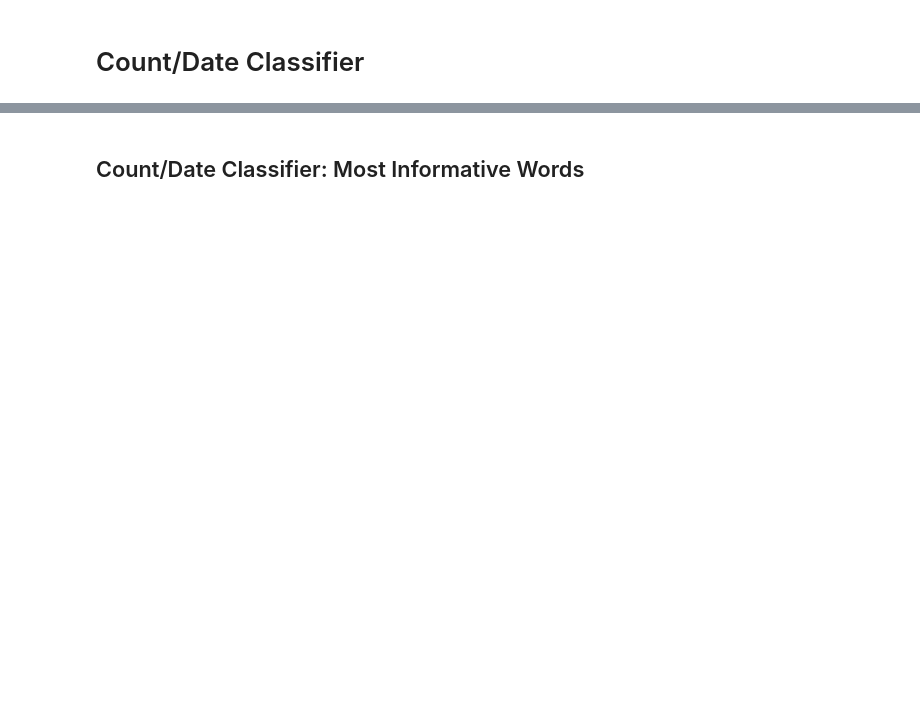
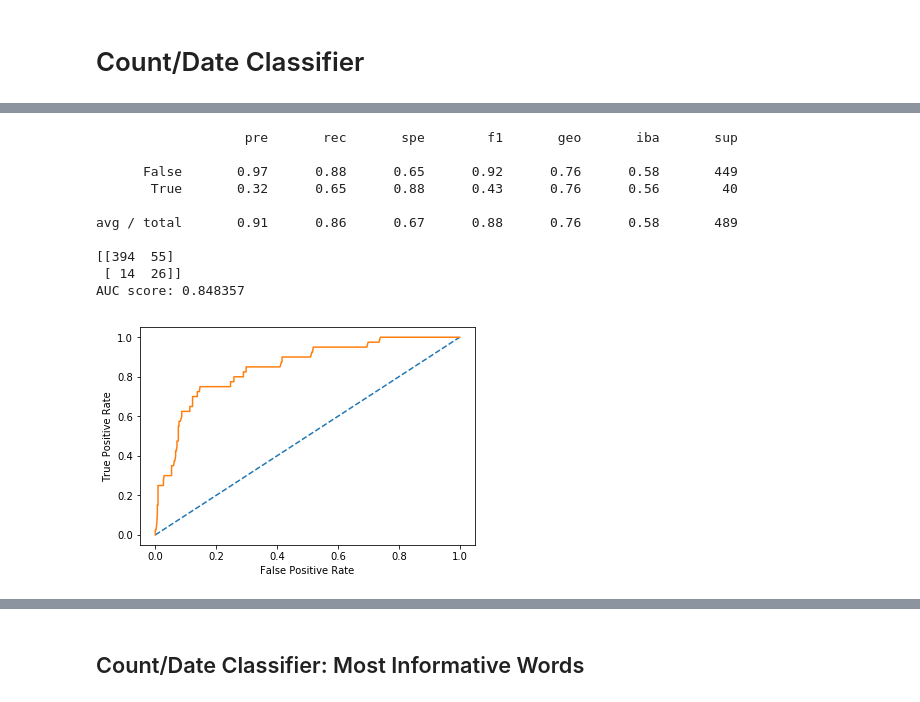
Before and after one commit to aauss/EventEpi, a Jupyter notebook: notebooks/classification.ipynb, the cells around one changed output, grey strips where cells are left out. Saved outputs shown, nothing was run; the diff lists cells and outputs as text; code cells hidden in the pictures; blank space fills up the shorter version.

```diff
--- a/notebooks/classification.ipynb
+++ b/notebooks/classification.ipynb
@@ -54,2 +38,19 @@ from sklearn.svm import LinearSVC
+# %%
+def print_performance(clf, y_test, X_test, save=False):
+    try:
+        fpr, tpr, _ = roc_curve(y_test, clf.predict_proba(X_test)[:, 1])
+    except (AttributeError, IndexError):
+        fpr, tpr, _ = roc_curve(y_test, clf.predict(X_test))
+    plt.xlabel('False Positive Rate')
+    plt.ylabel('True Positive Rate')
+    if save:
+        plt.savefig(f'{name}.pdf', format='pdf')
+    plt.plot([0, 1], [0, 1], linestyle='--')
+
+    plt.plot(fpr, tpr)
+    y_pred = clf.predict(X_test)
+    print(classification_report_imbalanced(y_test, y_pred))
+    print(confusion_matrix(y_test, y_pred))
+    print('AUC score: {:3f}'.format(auc(fpr, tpr)))
 # %% [markdown]
 # Count/Date Classifier
@@ -72,9 +67,17 @@ df_counts["sentence"] = df_counts["sentence"].apply(lambda x: " ".join(x))
 # %%
-text_clf_counts = Pipeline([
-                            ('vect', CountVectorizer()),
-                            ('tfidf', TfidfTransformer()),
-                            ('clf', MultinomialNB()),
-                  ])
+count_clf = Pipeline([
+    ('vect', CountVectorizer(stop_words="english",
+                             tokenizer=word_tokenize)),
+    ('tfidf', TfidfTransformer()),
+    ('clf', MultinomialNB()),])
+parameters = {'vect__ngram_range': [(1, 1), (1, 2), (1, 5)],
+              'tfidf__use_idf': (True, False),
+              'clf__alpha': (1, 0.5, 0.1, 1e-3)}
+count_gs_clf = GridSearchCV(count_clf,
+                            parameters,
+                            iid=False,
+                            cv=4,
+                            n_jobs=(os.cpu_count()//2))
 
 (train_texts_counts,
  dev_texts_counts,
@@ -82,7 +85,11 @@ text_clf_counts = Pipeline([
  dev_cats_counts) = train_test_split(df_counts['sentence'],
                                      df_counts['label'],
                                      test_size=.2,
-                                   )
+                                     random_state=13353,
+                                     stratify=df_counts["label"]
+                                    )
 
-text_clf_counts.fit(train_texts_counts, train_cats_counts)
+count_gs_clf.fit(train_texts_counts,
+                 train_cats_counts,
+                 clf__sample_weight=compute_sample_weight(class_weight='balanced', y=train_cats_counts))
 # %% [output]
@@ -188,0 +107,14 @@ avg / total       0.86      0.86      0.28      0.86      0.44      0.21       4
+# %%
+print_performance(count_gs_clf, dev_cats_counts, dev_texts_counts)
+# %% [output]
+                   pre       rec       spe        f1       geo       iba       sup
+
+      False       0.97      0.88      0.65      0.92      0.76      0.58       449
+       True       0.32      0.65      0.88      0.43      0.76      0.56        40
+
+avg / total       0.91      0.86      0.67      0.88      0.76      0.58       489
+
+[[394  55]
+ [ 14  26]]
+AUC score: 0.848357
+[figure, added]
```
Also changed, not shown: parts of 62 cells of this notebook, 4 other files.
